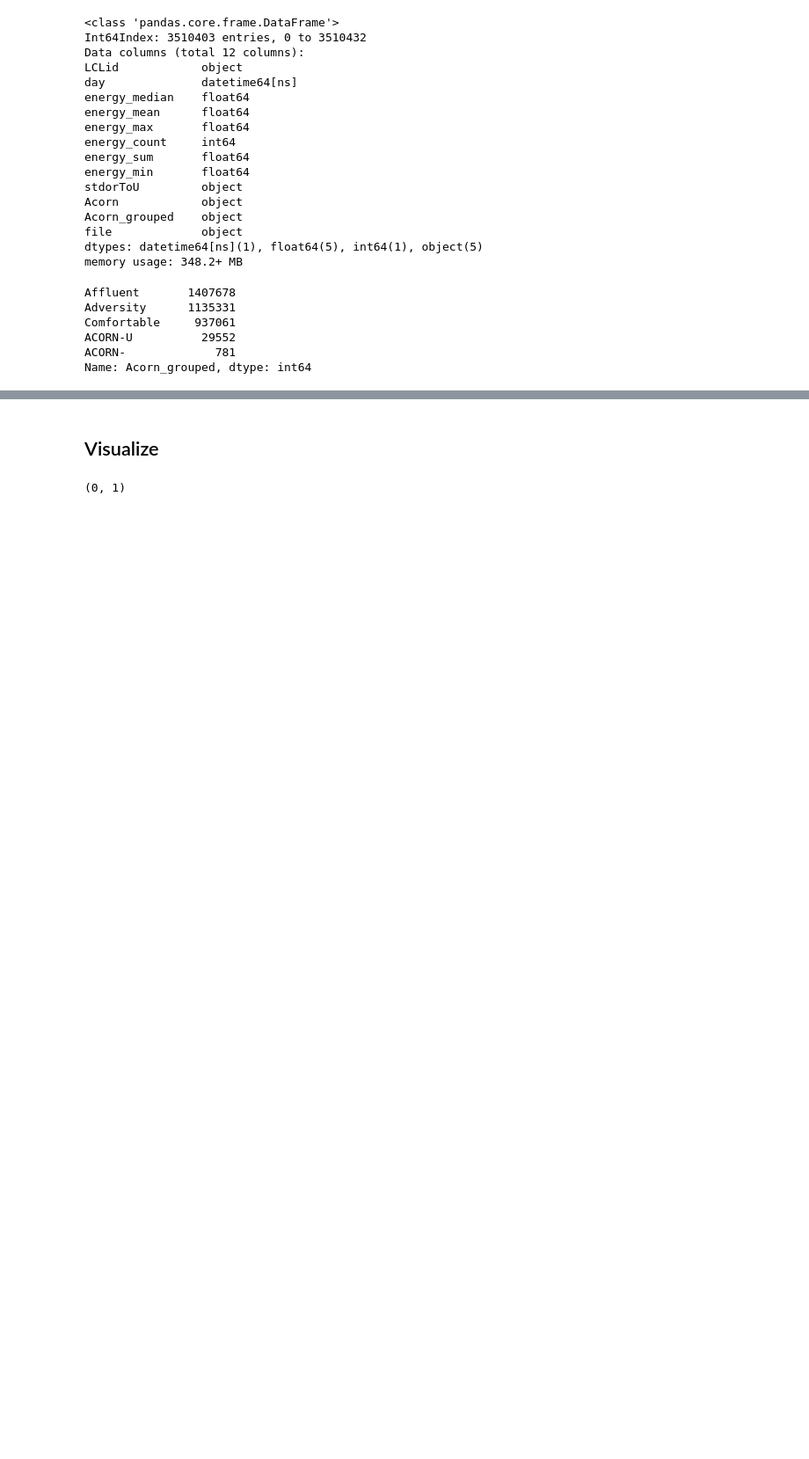
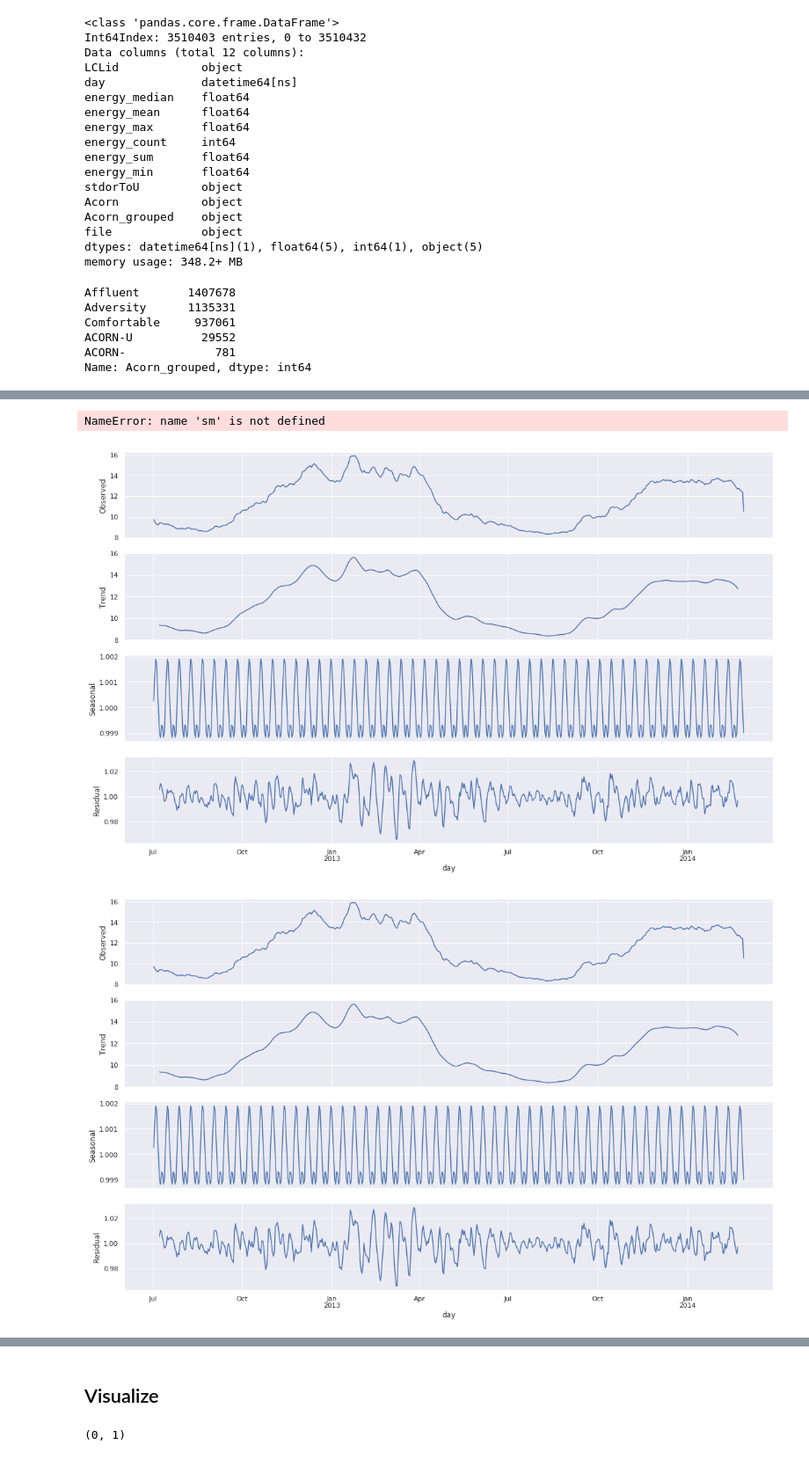
Before and after one commit to robahall/smlondon, a Jupyter notebook: notebooks/1.0-rah-InitialEDA.ipynb, the cells around one changed output, grey strips where cells are left out. Shown at 88% size. Saved outputs shown, nothing was run; the diff lists cells and outputs as text; code cells hidden in the pictures; blank space fills up the shorter version.

```diff
--- a/notebooks/1.0-rah-InitialEDA.ipynb
+++ b/notebooks/1.0-rah-InitialEDA.ipynb
@@ -160,0 +180,2 @@ block_daily = block_daily[(block_daily.day >  '07-01-2012')]
+# %%
+energy_sum = block_daily[(block_daily.Acorn_grouped == 'Affluent')][['day','energy_sum']]
@@ -160,0 +208,21 @@ block_daily = block_daily[(block_daily.day >  '07-01-2012')]
+# %%
+decomposition = sm.tsa.seasonal_decompose(energy_sum_1)
+
+fig = decomposition.plot()
+fig.set_figwidth(16)
+fig.set_figheight(10)
+fig.suptitle('Decomposition of time series')
+plt.show()
+# %% [output]
+NameError: name 'sm' is not defined
+# %%
+energy_sum_2 = energy_sum.set_index('day')
+# %%
+energy_sum_2 = energy_sum_2.resample('D').mean()
+# %%
+from statsmodels.tsa.seasonal import seasonal_decompose
+result = seasonal_decompose(energy_sum_2, model='multiplicative', freq=12)
+result.plot()
+# %% [output]
+[figure, added]
+[figure, added]
```
Also changed, not shown: parts of 18 cells of this notebook.
